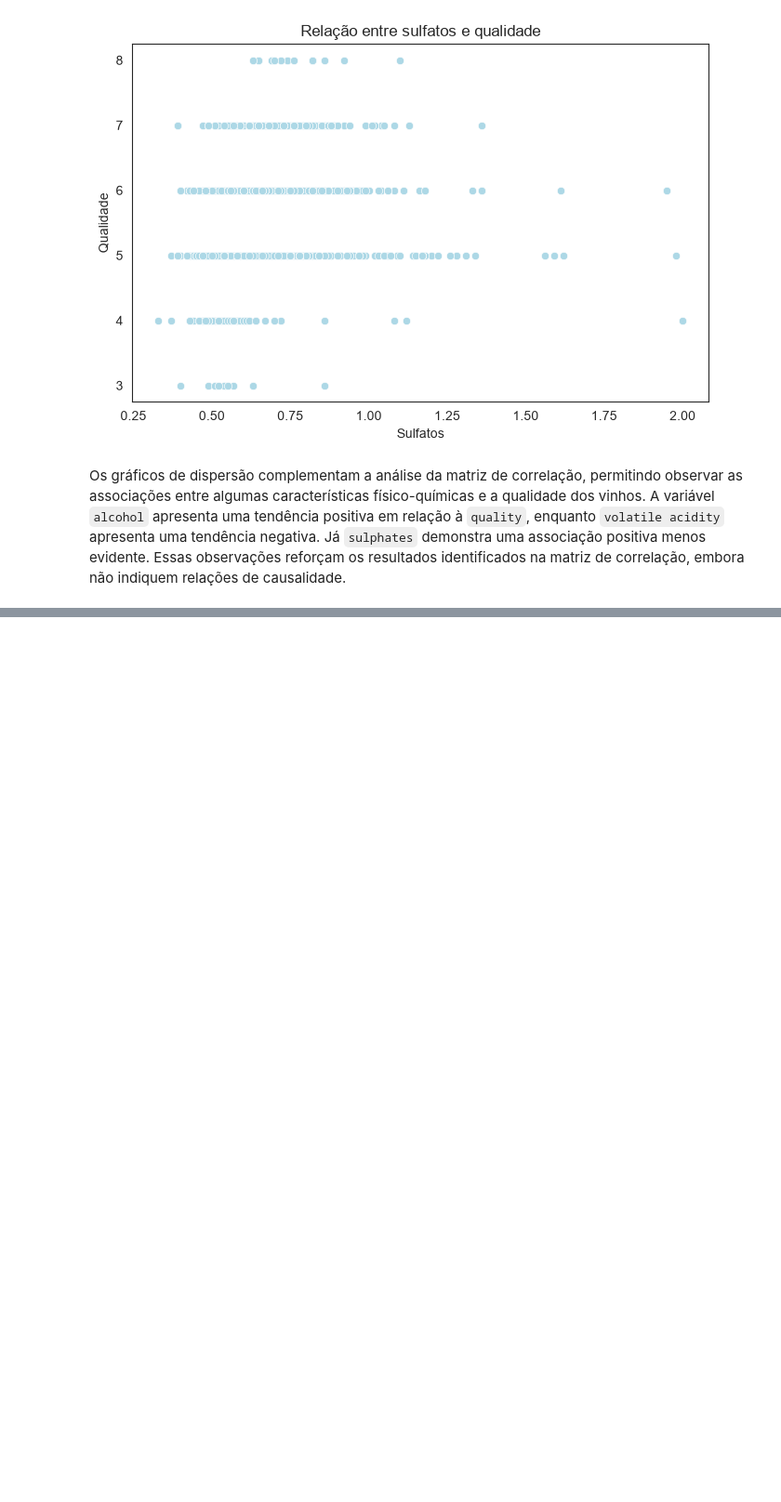
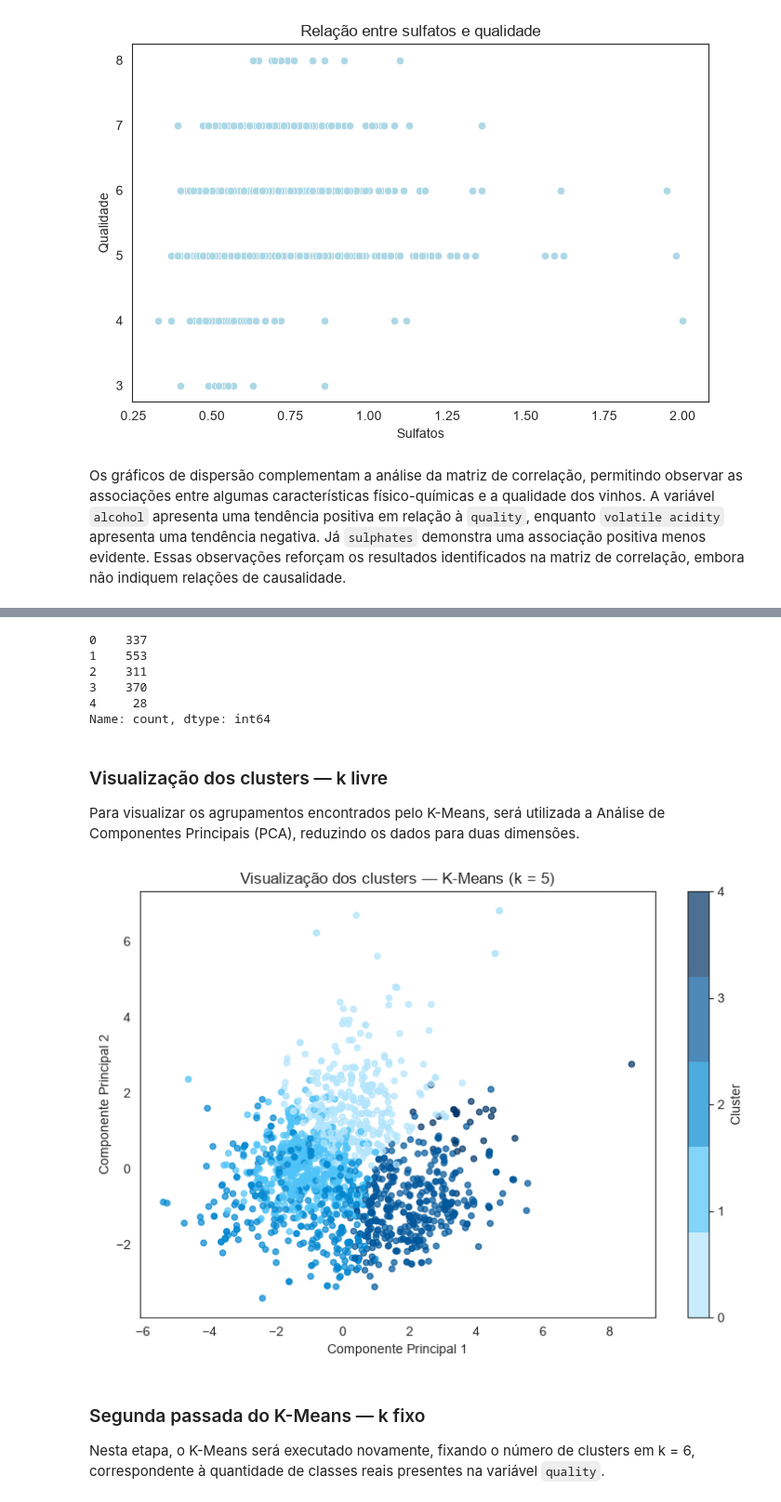
Before and after one commit to gabimontcruz/Projeto_AVD, a Jupyter notebook: notebooks/parte_comum/eda.ipynb, the cells around one changed output, grey strips where cells are left out. Shown at 93% size. Cells and saved outputs as stored; diff of their text form; code cells hidden in the pictures; blank space fills up the shorter version.

Commit message:
Finaliza K-Means e metricas da parte comum

```diff
--- a/notebooks/parte_comum/eda.ipynb
+++ b/notebooks/parte_comum/eda.ipynb
@@ -340,0 +401,66 @@ Nesta etapa, serão realizadas as verificações e os procedimentos necessários
+# %%
+# [IA] ChatGPT – auxílio na implementação e configuração do K-Means com scikit-learn.
+k_livre = 5
+
+kmeans_livre = KMeans(
+    n_clusters=k_livre,
+    random_state=42,
+    n_init=10
+)
+
+clusters_livre = kmeans_livre.fit_predict(X_padronizado)
+
+pd.Series(clusters_livre).value_counts().sort_index()
+# %% [output]
+0    337
+1    553
+2    311
+3    370
+4     28
+Name: count, dtype: int64
+# %% [markdown]
+### Visualização dos clusters — k livre
+
+Para visualizar os agrupamentos encontrados pelo K-Means, será utilizada a Análise de Componentes Principais (PCA), reduzindo os dados para duas dimensões.
+# %%
+# [IA] ChatGPT – auxílio na implementação da visualização dos clusters com PCA e na formatação do gráfico.
+from sklearn.decomposition import PCA
+from matplotlib.colors import ListedColormap
+
+pca = PCA(n_components=2)
+X_pca = pca.fit_transform(X_padronizado)
+
+cores = [
+    "#B3E5FC",
+    "#4FC3F7",
+    "#0288D1",
+    "#01579B",
+    "#003366"
+]
+cmap_azul = ListedColormap(cores)
+
+plt.figure(figsize=(9, 6))
+
+scatter = plt.scatter(
+    X_pca[:, 0],
+    X_pca[:, 1],
+    c=clusters_livre,
+    cmap=cmap_azul,
+    alpha=0.7,
+    s=20
+)
+
+plt.title("Visualização dos clusters — K-Means (k = 5)")
+plt.xlabel("Componente Principal 1")
+plt.ylabel("Componente Principal 2")
+
+plt.colorbar(scatter, label="Cluster", ticks=range(k_livre))
+
+plt.grid(False)
+plt.show()
+# %% [output]
+[figure, added]
+# %% [markdown]
+### Segunda passada do K-Means — k fixo
+
+Nesta etapa, o K-Means será executado novamente, fixando o número de clusters em k = 6, correspondente à quantidade de classes reais presentes na variável `quality`.
```
Also changed, not shown: parts of 28 cells of this notebook.
